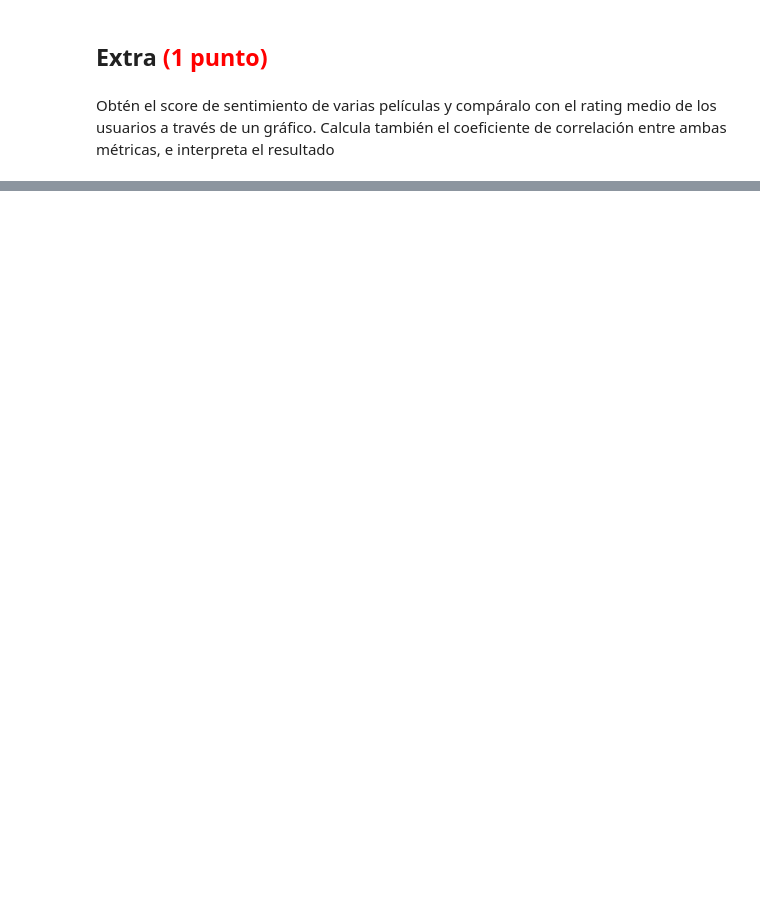
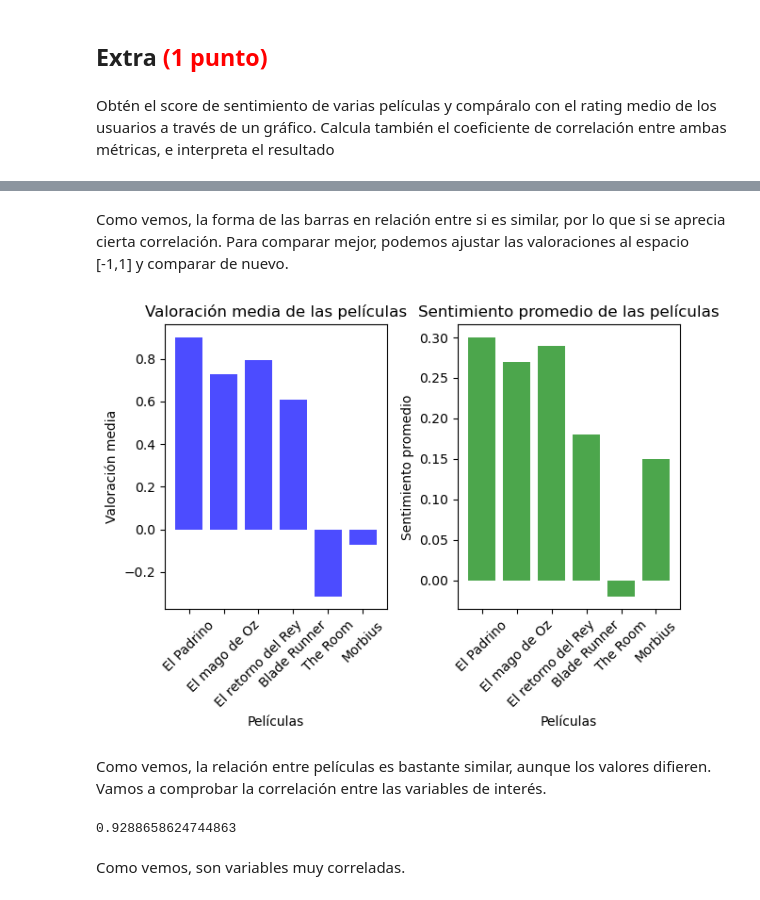
Before and after one commit to Adrianrobarq/DataScienceIEBS, a Jupyter notebook: Bloque 8/Procesamiento de datos/Proyecto/Caso Práctico.ipynb, the cells around one changed output, grey strips where cells are left out. Cells and saved outputs as stored; diff of their text form; code cells hidden in the pictures; blank space fills up the shorter version.

```diff
--- a/Bloque 8/Procesamiento de datos/Proyecto/Caso Práctico.ipynb
+++ b/Bloque 8/Procesamiento de datos/Proyecto/Caso Práctico.ipynb
@@ -240,2 +487,7 @@ def sentim(text):
+# %%
+def sentim(text):
+    blob = TextBlob(text, analyzer=NaiveBayesAnalyzer())
+
+    return blob.polarity # Medida entre -1.0 (muy negativo) y 1.0 (muy positivo)
 # %% [markdown]
 Prueba la función con alguna review obtenida en el apartado anterior
@@ -278,0 +675,38 @@ Obtén el score de sentimiento de varias películas y compáralo con el rating m
+# %% [markdown]
+Como vemos, la forma de las barras en relación entre si es similar, por lo que si se aprecia cierta correlación. Para comparar mejor, podemos ajustar las valoraciones al espacio [-1,1] y comparar de nuevo.
+# %%
+plt.Figure(figsize=(15,10))
+plt.subplot(1, 2, 1)
+plt.bar([result['Movie'] for result in results], [result['AvgScore']/5-1  for
+        result in results], color='blue', alpha=0.7)
+plt.title('Valoración media de las películas')
+plt.xlabel('Películas')
+plt.ylabel('Valoración media')
+plt.xticks(rotation=45)
+
+plt.subplot(1, 2, 2)
+plt.bar([result['Movie'] for result in results],
+        [result['Sentiment'] for result in results], color='green', alpha=0.7)
+plt.title('Sentimiento promedio de las películas')
+plt.xlabel('Películas')
+plt.ylabel('Sentimiento promedio')
+plt.xticks(rotation=45)
+
+plt.tight_layout()
+plt.show()
+# %% [output]
+[figure, added]
+# %% [markdown]
+Como vemos, la relación entre películas es bastante similar, aunque los valores difieren. Vamos a comprobar la correlación entre las variables de interés.
+# %%
+# Cálculo de la correlación
+import numpy as np
+correlation = np.corrcoef(
+    [result['AvgScore'] for result in results],
+    [result['Sentiment'] for result in results]
+)[0, 1]
+print(correlation)
+# %% [output]
+0.9288658624744863
+# %% [markdown]
+Como vemos, son variables muy correladas.
```
Also changed, not shown: parts of 49 cells of this notebook, 1 other file.
